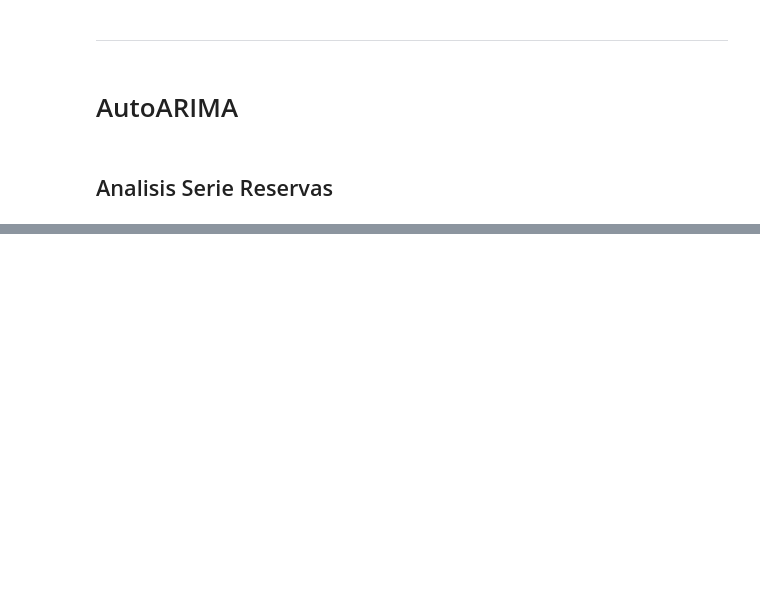
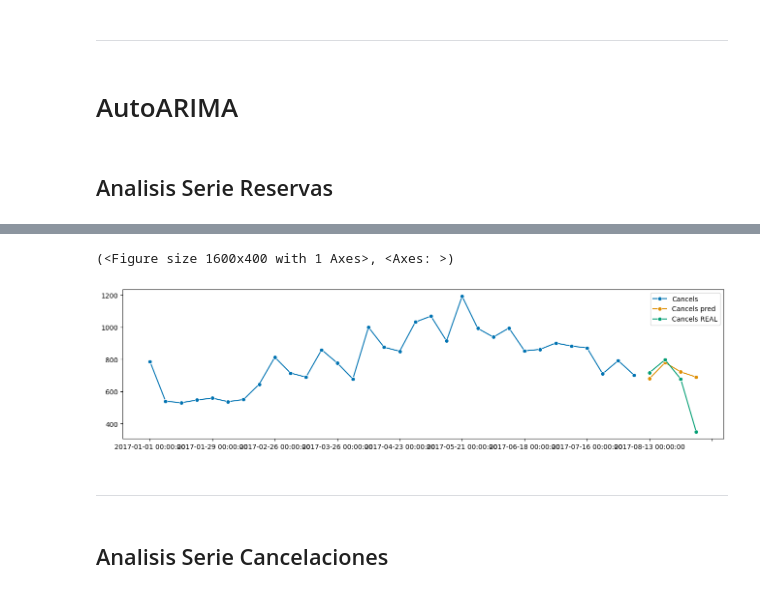
Before and after one commit to jgilaberts/Prueba-Github, a Jupyter notebook: Analisis Predictivo/Proyecto Final/AutoARIMA_Javier_Gilabert.ipynb, the cells around one changed output, grey strips where cells are left out. Drawn from its saved outputs; the diff is of its cells as text; code cells hidden in the pictures; blank space fills up the shorter version.

```diff
--- a/Analisis Predictivo/Proyecto Final/AutoARIMA_Javier_Gilabert.ipynb
+++ b/Analisis Predictivo/Proyecto Final/AutoARIMA_Javier_Gilabert.ipynb
@@ -35,0 +175,12 @@ log_df_w_r.tail()
+# %%
+# Forecast Accuracy Plot
+# Plotting predictions and past data
+# Zoom 2017 -
+plot_series(y_train["2017":], np.exp(log_y_pred),y_test, labels=["Cancels", "Cancels pred", "Cancels REAL"])
+# %% [output]
+(<Figure size 1600x400 with 1 Axes>, <Axes: >)
+[figure, added]
+# %% [markdown]
+---------
+# %% [markdown]
+## Analisis Serie Cancelaciones
```
Also changed, not shown: parts of 34 cells of this notebook.
